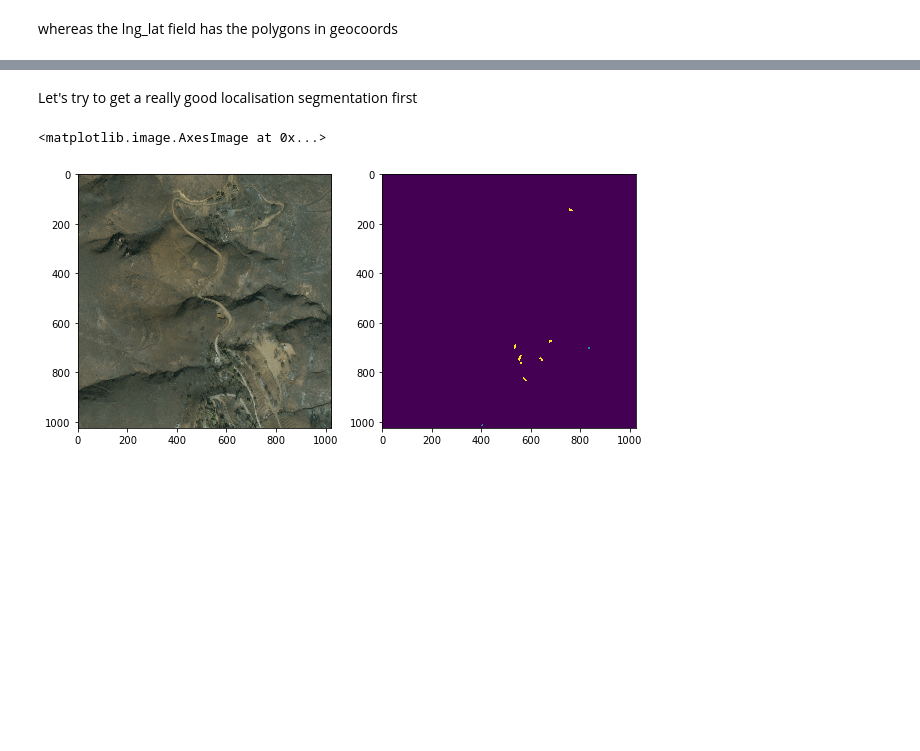
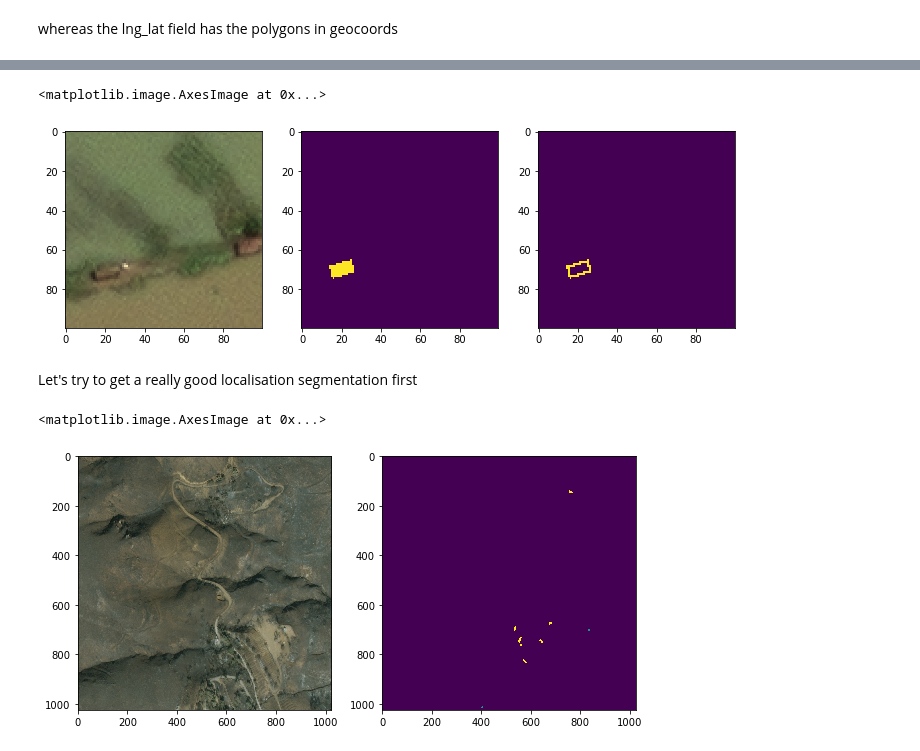
Before and after one commit to wwymak/spacenet-buildings, a Jupyter notebook: xview2/extended data-- inspect + mask creation.ipynb, the cells around one changed output, grey strips where cells are left out. Cells and saved outputs as stored; diff of their text form; code cells hidden in the pictures; blank space fills up the shorter version.

```diff
--- a/xview2/extended data-- inspect + mask creation.ipynb
+++ b/xview2/extended data-- inspect + mask creation.ipynb
@@ -238,3 +481,11 @@ test_mask= sol.
+# %%
+fig, (ax3,ax1, ax2) = plt.subplots(1,3,figsize=(12, 4))
+ax1.imshow(fb_mask[750:850, 400:500,0])
+ax2.imshow(fb_mask[750:850, 400:500,1])
+ax3.imshow(img[750:850, 400:500])
+# %% [output]
+<matplotlib.image.AxesImage at 0x...>
+[figure, added]
 # %% [markdown]
 Let's try to get a really good localisation segmentation first
 # %%
```
Also changed, not shown: parts of 30 cells of this notebook.
